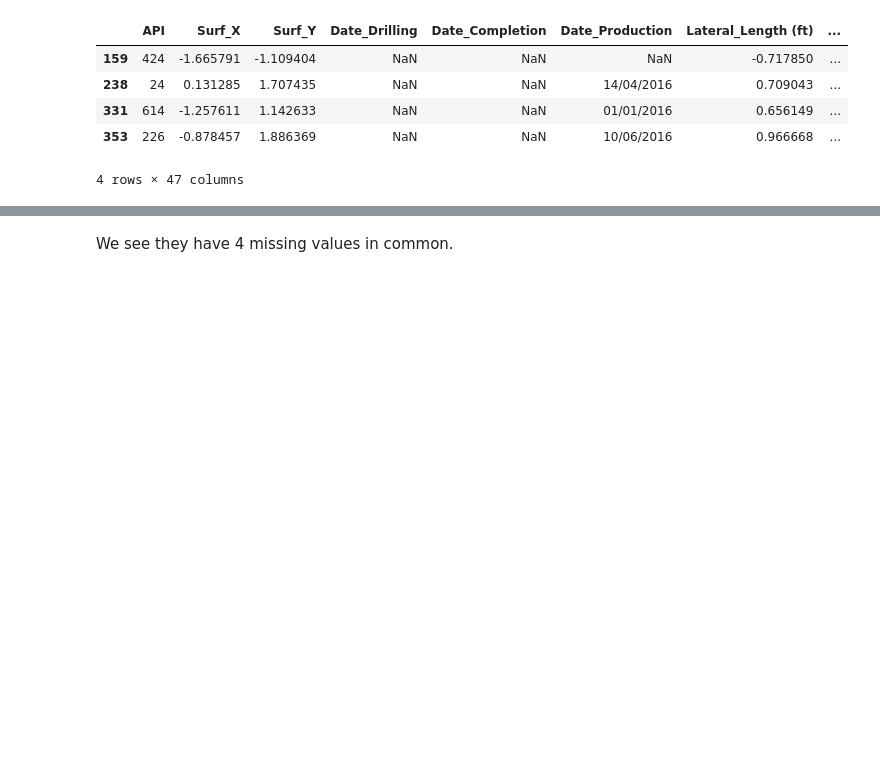
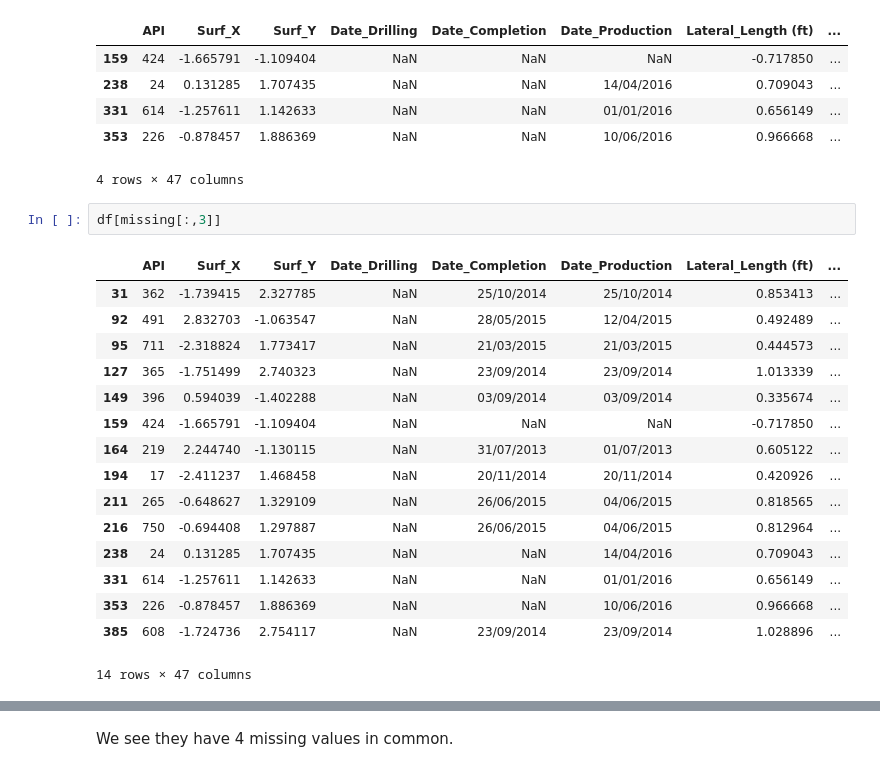
Before and after one commit to rmaliki/ProjetISA, a Jupyter notebook: Code +Data/Global Analysis of Missing Values.ipynb, the cells around one changed output, grey strips where cells are left out. Saved outputs shown, nothing was run; the diff lists cells and outputs as text; blank space fills up the shorter version.

Commit message:
update global analysis of missing vals

```diff
--- a/Code +Data/Global Analysis of Missing Values.ipynb
+++ b/Code +Data/Global Analysis of Missing Values.ipynb
@@ -194,3 +198,22 @@ df[missing_date]
 | 331 | 614 | -1.257611 | 1.142633 | NaN | NaN | 01/01/2016 | 0.656149 | ... |
 | 353 | 226 | -0.878457 | 1.886369 | NaN | NaN | 10/06/2016 | 0.966668 | ... |
 4 rows × 47 columns
+# %%
+df[missing[:,3]]
+# %% [output]
+|  | API | Surf_X | Surf_Y | Date_Drilling | Date_Completion | Date_Production | Lateral_Length (ft) | ... |
+| 31 | 362 | -1.739415 | 2.327785 | NaN | 25/10/2014 | 25/10/2014 | 0.853413 | ... |
+| 92 | 491 | 2.832703 | -1.063547 | NaN | 28/05/2015 | 12/04/2015 | 0.492489 | ... |
+| 95 | 711 | -2.318824 | 1.773417 | NaN | 21/03/2015 | 21/03/2015 | 0.444573 | ... |
+| 127 | 365 | -1.751499 | 2.740323 | NaN | 23/09/2014 | 23/09/2014 | 1.013339 | ... |
+| 149 | 396 | 0.594039 | -1.402288 | NaN | 03/09/2014 | 03/09/2014 | 0.335674 | ... |
+| 159 | 424 | -1.665791 | -1.109404 | NaN | NaN | NaN | -0.717850 | ... |
+| 164 | 219 | 2.244740 | -1.130115 | NaN | 31/07/2013 | 01/07/2013 | 0.605122 | ... |
+| 194 | 17 | -2.411237 | 1.468458 | NaN | 20/11/2014 | 20/11/2014 | 0.420926 | ... |
+| 211 | 265 | -0.648627 | 1.329109 | NaN | 26/06/2015 | 04/06/2015 | 0.818565 | ... |
+| 216 | 750 | -0.694408 | 1.297887 | NaN | 26/06/2015 | 04/06/2015 | 0.812964 | ... |
+| 238 | 24 | 0.131285 | 1.707435 | NaN | NaN | 14/04/2016 | 0.709043 | ... |
+| 331 | 614 | -1.257611 | 1.142633 | NaN | NaN | 01/01/2016 | 0.656149 | ... |
+| 353 | 226 | -0.878457 | 1.886369 | NaN | NaN | 10/06/2016 | 0.966668 | ... |
+| 385 | 608 | -1.724736 | 2.754117 | NaN | 23/09/2014 | 23/09/2014 | 1.028896 | ... |
+14 rows × 47 columns
```
Also changed, not shown: parts of 4 cells of this notebook.
